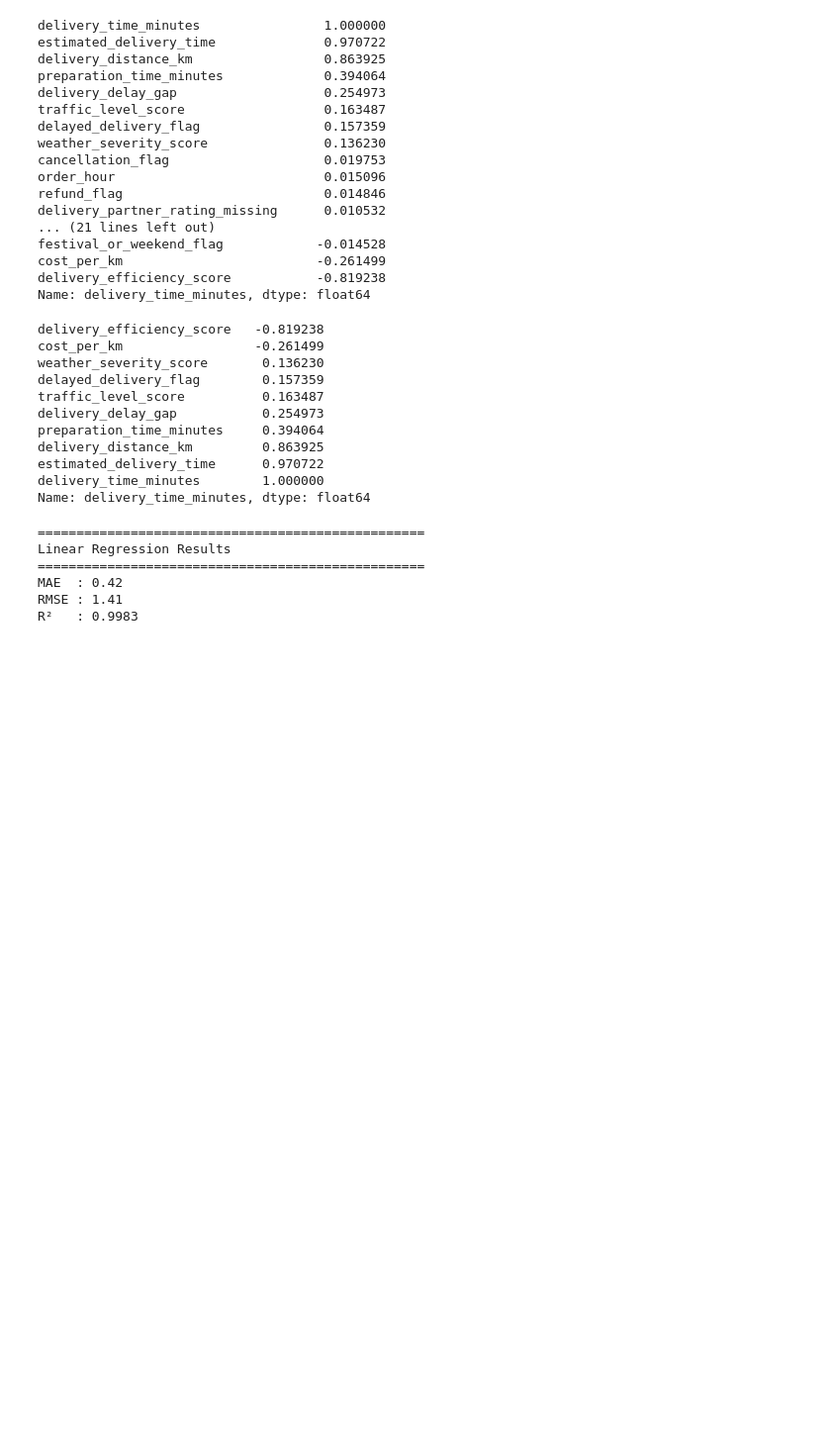
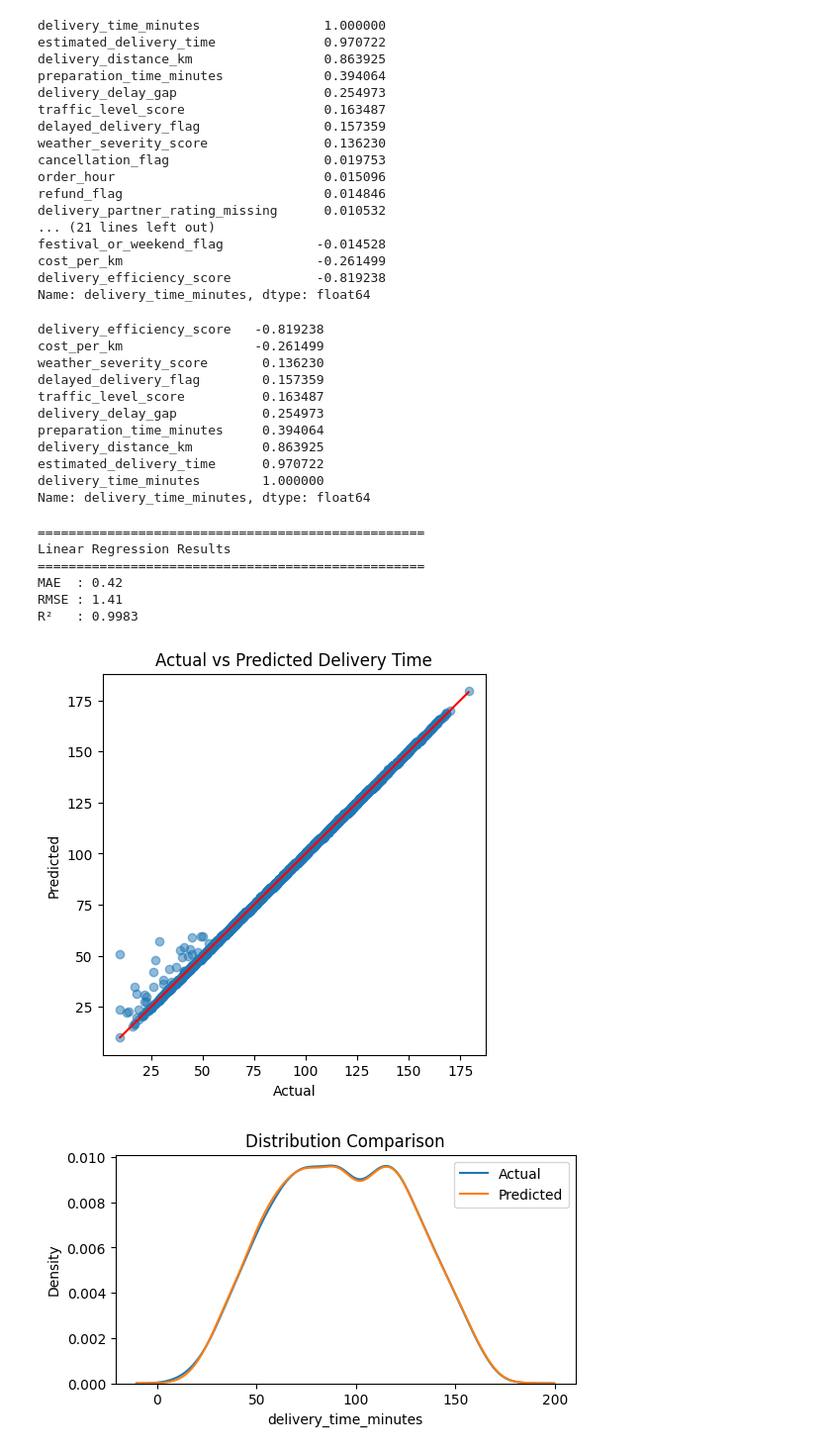
Before and after one commit to soufianboukir/food-delivery-analytics, a Jupyter notebook: notebooks/04_modeling_regression.ipynb, the cells around one changed output. Shown at 99% size. Drawn from its saved outputs; the diff is of its cells as text; code cells hidden in the pictures; blank space fills up the shorter version.

```diff
--- a/notebooks/04_modeling_regression.ipynb
+++ b/notebooks/04_modeling_regression.ipynb
@@ -98,33 +100,58 @@ from sklearn.linear_model import LinearRegression
 
 # model
 model = LinearRegression()
 
 # training
 model.fit(X_train, y_train)
 
 # predictions
 y_pred = model.predict(X_test)
 
 # evaluation
 mae = mean_absolute_error(y_test, y_pred)
 rmse = np.sqrt(mean_squared_error(y_test, y_pred))
 r2 = r2_score(y_test, y_pred)
 
 # results
 print("=" * 50)
 print("Linear Regression Results")
 print("=" * 50)
 
 print(f"MAE  : {mae:.2f}")
 print(f"RMSE : {rmse:.2f}")
 print(f"R²   : {r2:.4f}")
+
+# actual vs predicted delivery time plot
+plt.figure(figsize=(5,5))
+
+plt.scatter(y_test, y_pred, alpha=0.5)
+plt.plot([y_test.min(), y_test.max()],
+         [y_test.min(), y_test.max()],
+         color='red')
+
+plt.title("Actual vs Predicted Delivery Time")
+plt.xlabel("Actual")
+plt.ylabel("Predicted")
+plt.show()
+
+# Distribution: Actual vs Predicted
+plt.figure(figsize=(6,3))
+
+sns.kdeplot(y_test, label='Actual')
+sns.kdeplot(y_pred, label='Predicted')
+
+plt.title("Distribution Comparison")
+plt.legend()
+plt.show()
 # %% [output]
 ==================================================
 Linear Regression Results
 ==================================================
 MAE  : 0.42
 RMSE : 1.41
 R²   : 0.9983
+[figure, added]
+[figure, added]
 # %%
 # implementing random forest regression
 from sklearn.ensemble import RandomForestRegressor
```
Also changed, not shown: parts of 3 cells of this notebook.
